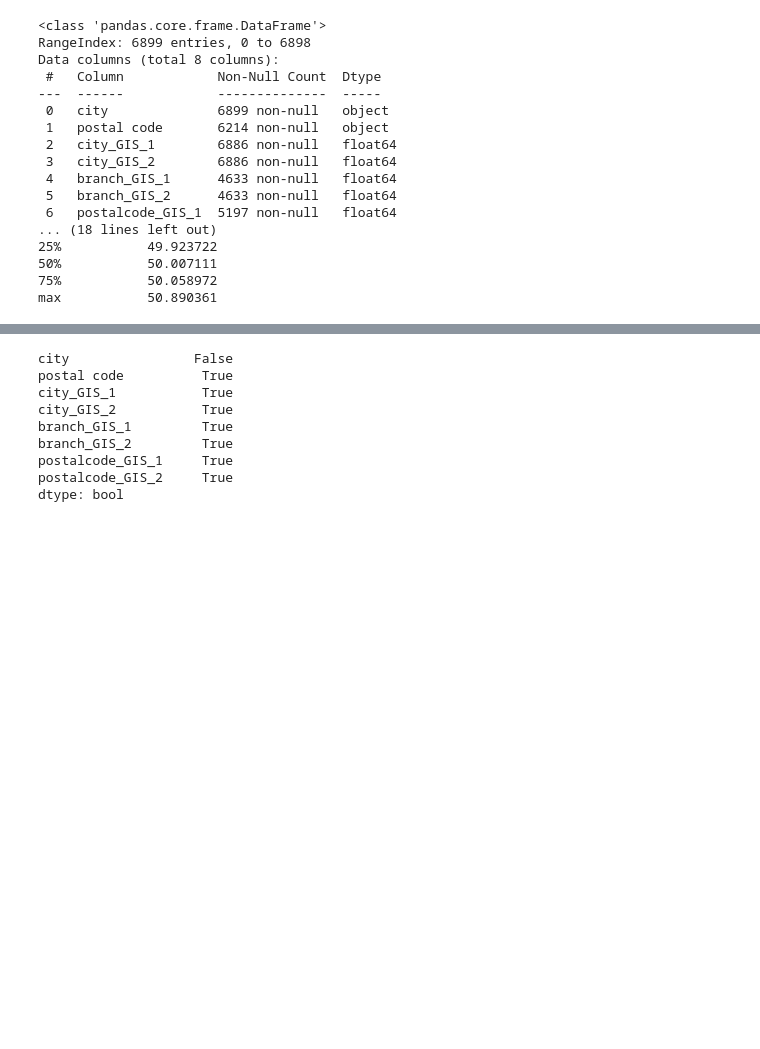
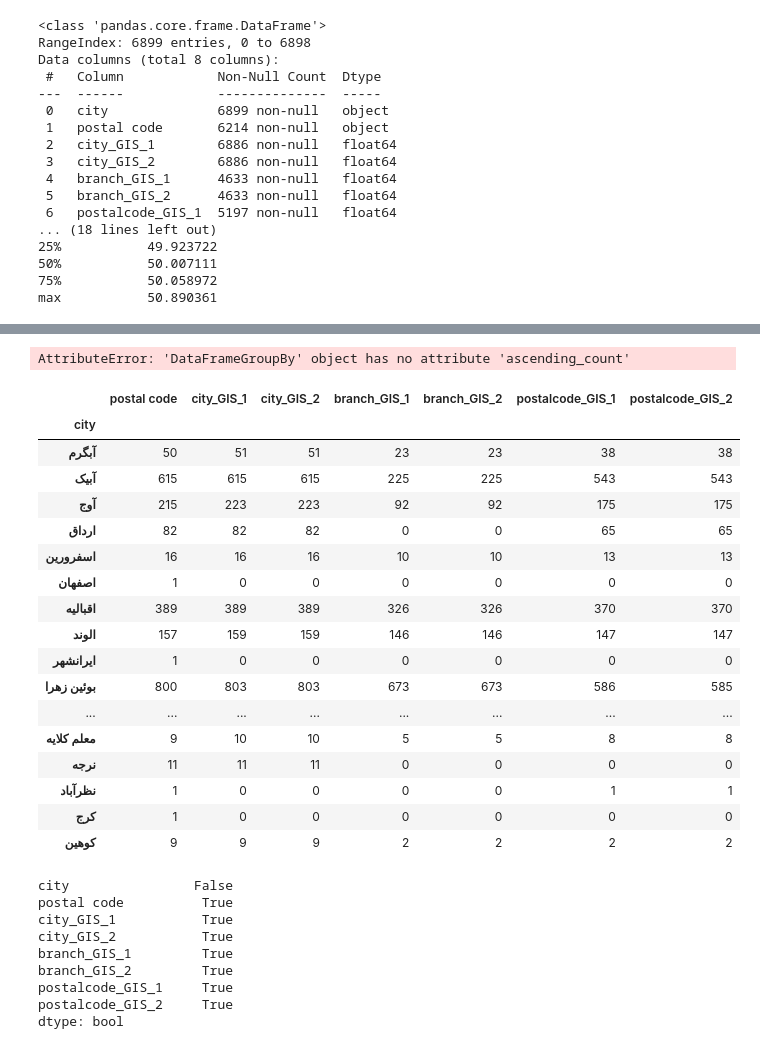
Before and after one commit to mmortazavi/ml_demystified, a Jupyter notebook: projects/gis/neginnezamloo_gis.ipynb, the cells around one changed output, grey strips where cells are left out. Saved outputs shown, nothing was run; the diff lists cells and outputs as text; code cells hidden in the pictures; blank space fills up the shorter version.

```diff
--- a/projects/gis/neginnezamloo_gis.ipynb
+++ b/projects/gis/neginnezamloo_gis.ipynb
@@ -44,3 +59,29 @@ max           50.890361
+# %%
+(df['postal code'].astype('category')).values.categories
+df.groupby('postal code')
+# %% [output]
+AttributeError: 'DataFrameGroupBy' object has no attribute 'ascending_count'
+# %%
+df.groupby('city').count()
+# %% [output]
+|  | postal code | city_GIS_1 | city_GIS_2 | branch_GIS_1 | branch_GIS_2 | postalcode_GIS_1 | postalcode_GIS_2 |
+| city |  |  |  |  |  |  |  |
+| آبگرم | 50 | 51 | 51 | 23 | 23 | 38 | 38 |
+| آبیک | 615 | 615 | 615 | 225 | 225 | 543 | 543 |
+| آوج | 215 | 223 | 223 | 92 | 92 | 175 | 175 |
+| ارداق | 82 | 82 | 82 | 0 | 0 | 65 | 65 |
+| اسفرورین | 16 | 16 | 16 | 10 | 10 | 13 | 13 |
+| اصفهان | 1 | 0 | 0 | 0 | 0 | 0 | 0 |
+| اقبالیه | 389 | 389 | 389 | 326 | 326 | 370 | 370 |
+| الوند | 157 | 159 | 159 | 146 | 146 | 147 | 147 |
+| ایرانشهر | 1 | 0 | 0 | 0 | 0 | 0 | 0 |
+| بوئین زهرا | 800 | 803 | 803 | 673 | 673 | 586 | 585 |
+| ... | ... | ... | ... | ... | ... | ... | ... |
+| معلم کلایه | 9 | 10 | 10 | 5 | 5 | 8 | 8 |
+| نرجه | 11 | 11 | 11 | 0 | 0 | 0 | 0 |
+| نظرآباد | 1 | 0 | 0 | 0 | 0 | 1 | 1 |
+| کرج | 1 | 0 | 0 | 0 | 0 | 0 | 0 |
+| کوهین | 9 | 9 | 9 | 2 | 2 | 2 | 2 |
 # %%
 #dealing with missing values
 # %%
```
Also changed, not shown: parts of 15 cells of this notebook, 1 other file.
